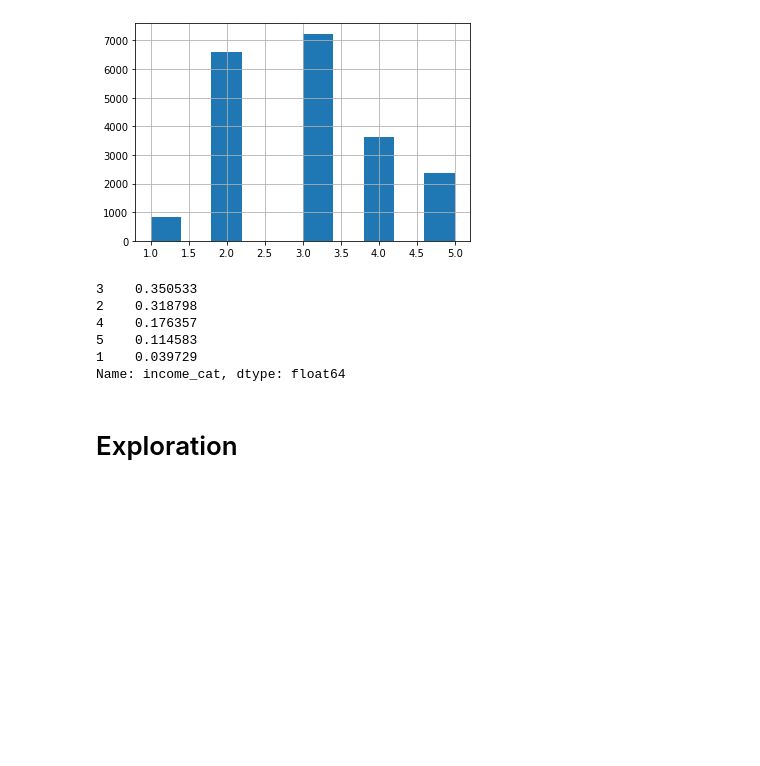
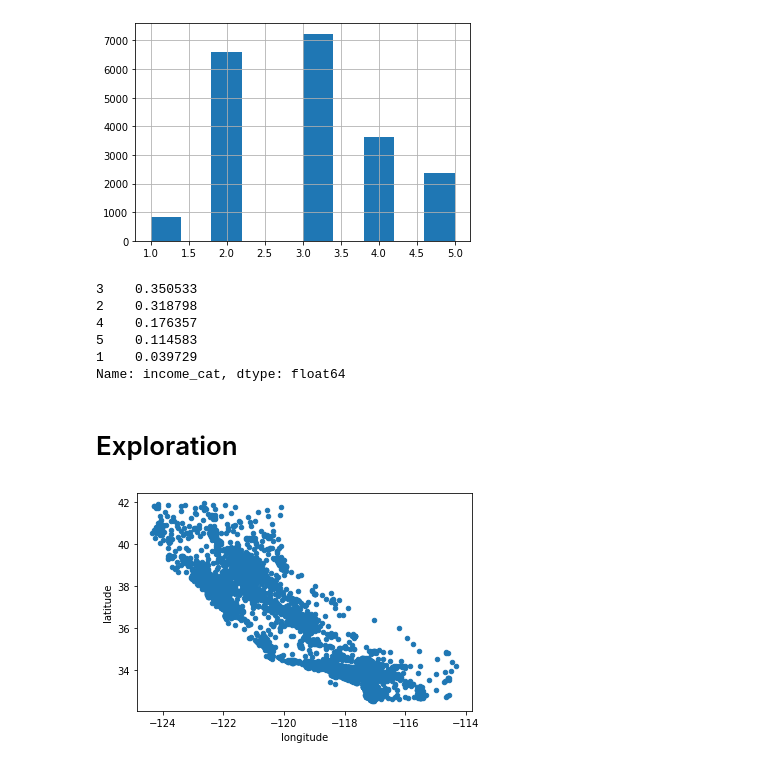
Before and after one commit to jivemachine/hands-on-machine-learning-with-scikit-learn-keras-and-tensorflow, a Jupyter notebook: chapter-2.ipynb, the cells around one changed output. Saved outputs shown, nothing was run; the diff lists cells and outputs as text; code cells hidden in the pictures; blank space fills up the shorter version.

```diff
--- a/chapter-2.ipynb
+++ b/chapter-2.ipynb
@@ -219,3 +221,12 @@ for set_ in (strat_test_set, strat_train_set):
     set_.drop('income_cat', axis=1, inplace=True)
 # %% [markdown]
 # Exploration
+# %%
+# creating a copy of our stratified training data
+housing = strat_train_set.copy()
+# %%
+# creating a scatterplot of longitude and latitude
+housing.plot(kind='scatter', x='longitude', y='latitude')
+plt.show()
+# %% [output]
+[figure, added]
```
Also changed, not shown: parts of 11 cells of this notebook.
